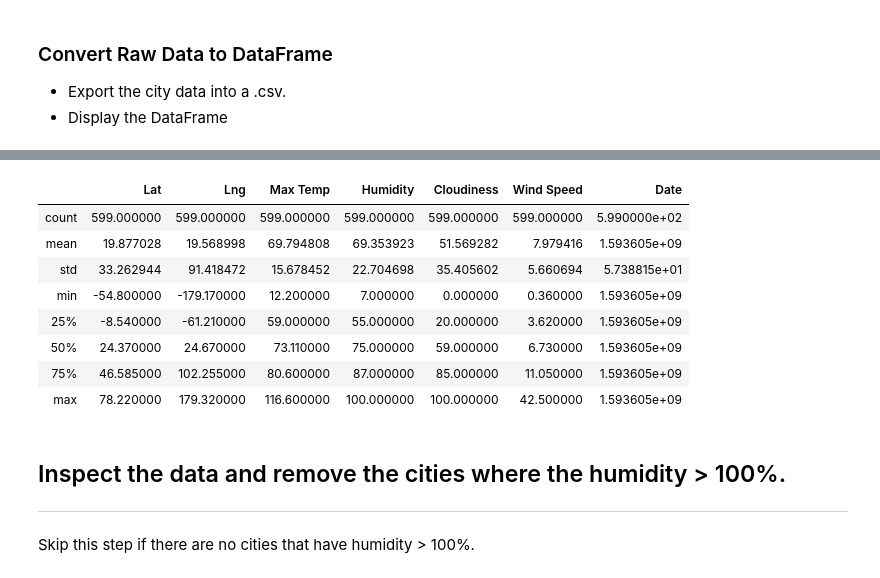
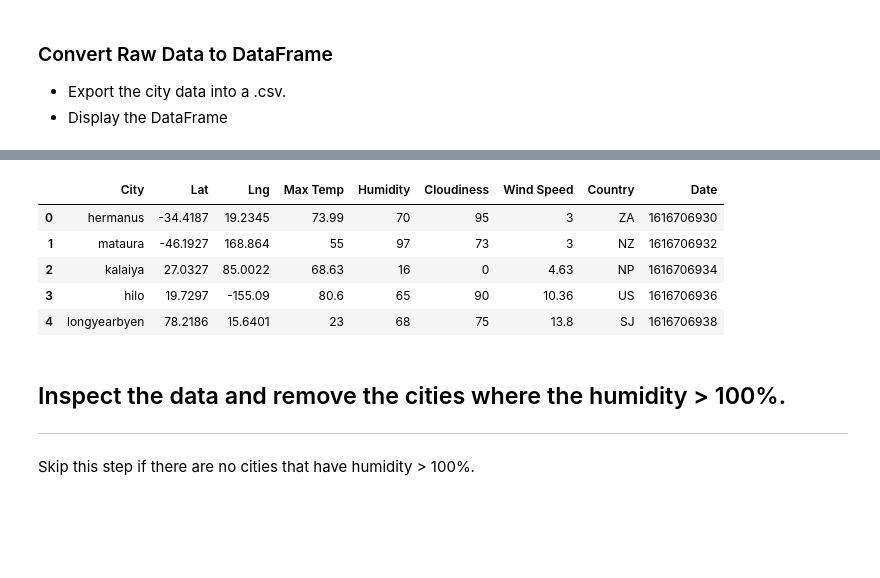
Before and after one commit to sieiden/python_api_challenge, a Jupyter notebook: WeatherPy .ipynb, the cells around one changed output, grey strips where cells are left out. Saved outputs shown, nothing was run; the diff lists cells and outputs as text; code cells hidden in the pictures; blank space fills up the shorter version.

Commit message:
found all cities and filled df for scatter plots

```diff
--- a/WeatherPy .ipynb
+++ b/WeatherPy .ipynb
@@ -114,0 +70,37 @@ Data Retrieval Complete
+# %%
+url = "http://api.openweathermap.org/data/2.5/weather?"
+record_count = 0
+set_count = 1
+
+print("Beginning Data Retrieval")
+print("--------------------------")
+
+#iterate through the city df
+for index,row in city_df.iterrows():
+    #access api
+    city_name = row["City"]
+    city_url = f'{url}appid={weather_api_key}&q={city_name.replace(" ", "")}&units=imperial'
+    response = requests.get(city_url).json()
+    if record_count < 50:
+        record_count = record_count +1
+    else:
+        set_count = set_count + 1
+        record_count = 1
+    print(f'Processing Record {record_count} of Set {set_count}| {city_name}')
+    #add information to city df
+    try:
+        city_df.loc[index, "Lat"]=response['coord']['lat']
+        city_df.loc[index, "Lng"]=response['coord']['lon']
+        city_df.loc[index, "Max Temp"]=response['main']['temp_max']
+        city_df.loc[index, "Humidity"]=response['main']['humidity']
+        city_df.loc[index, "Cloudiness"]=response['clouds']['all']
+        city_df.loc[index, "Wind Speed"]=response['wind']['speed']
+        city_df.loc[index, "Country"]=response['sys']['country']
+        city_df.loc[index, "Date"]=response['dt']
+    except (KeyError, IndexError):
+        city_df.drop(index)
+        print("City not found. Skipping...")
+    time.sleep(1.5)
+print("---------------------------")
+print("Data Retrieval Complete")
+print("---------------------------")
@@ -146,15 +129,15 @@ date =
-# %%
-weather_df.describe()
-# %% [output]
-|  | Lat | Lng | Max Temp | Humidity | Cloudiness | Wind Speed | Date |
-| count | 599.000000 | 599.000000 | 599.000000 | 599.000000 | 599.000000 | 599.000000 | 5.990000e+02 |
-| mean | 19.877028 | 19.568998 | 69.794808 | 69.353923 | 51.569282 | 7.979416 | 1.593605e+09 |
-| std | 33.262944 | 91.418472 | 15.678452 | 22.704698 | 35.405602 | 5.660694 | 5.738815e+01 |
-| min | -54.800000 | -179.170000 | 12.200000 | 7.000000 | 0.000000 | 0.360000 | 1.593605e+09 |
-| 25% | -8.540000 | -61.210000 | 59.000000 | 55.000000 | 20.000000 | 3.620000 | 1.593605e+09 |
-| 50% | 24.370000 | 24.670000 | 73.110000 | 75.000000 | 59.000000 | 6.730000 | 1.593605e+09 |
-| 75% | 46.585000 | 102.255000 | 80.600000 | 87.000000 | 85.000000 | 11.050000 | 1.593605e+09 |
-| max | 78.220000 | 179.320000 | 116.600000 | 100.000000 | 100.000000 | 42.500000 | 1.593605e+09 |
+# %%
+clean_df = city_df
+clean_df.replace('', np.nan)
+clean_df.dropna()
+clean_df.head()
+# %% [output]
+|  | City | Lat | Lng | Max Temp | Humidity | Cloudiness | Wind Speed | Country | Date |
+| 0 | hermanus | -34.4187 | 19.2345 | 73.99 | 70 | 95 | 3 | ZA | 1616706930 |
+| 1 | mataura | -46.1927 | 168.864 | 55 | 97 | 73 | 3 | NZ | 1616706932 |
+| 2 | kalaiya | 27.0327 | 85.0022 | 68.63 | 16 | 0 | 4.63 | NP | 1616706934 |
+| 3 | hilo | 19.7297 | -155.09 | 80.6 | 65 | 90 | 10.36 | US | 1616706936 |
+| 4 | longyearbyen | 78.2186 | 15.6401 | 23 | 68 | 75 | 13.8 | SJ | 1616706938 |
 # %% [markdown]
 ## Inspect the data and remove the cities where the humidity > 100%.
 ----
```
Also changed, not shown: parts of 8 cells of this notebook.
